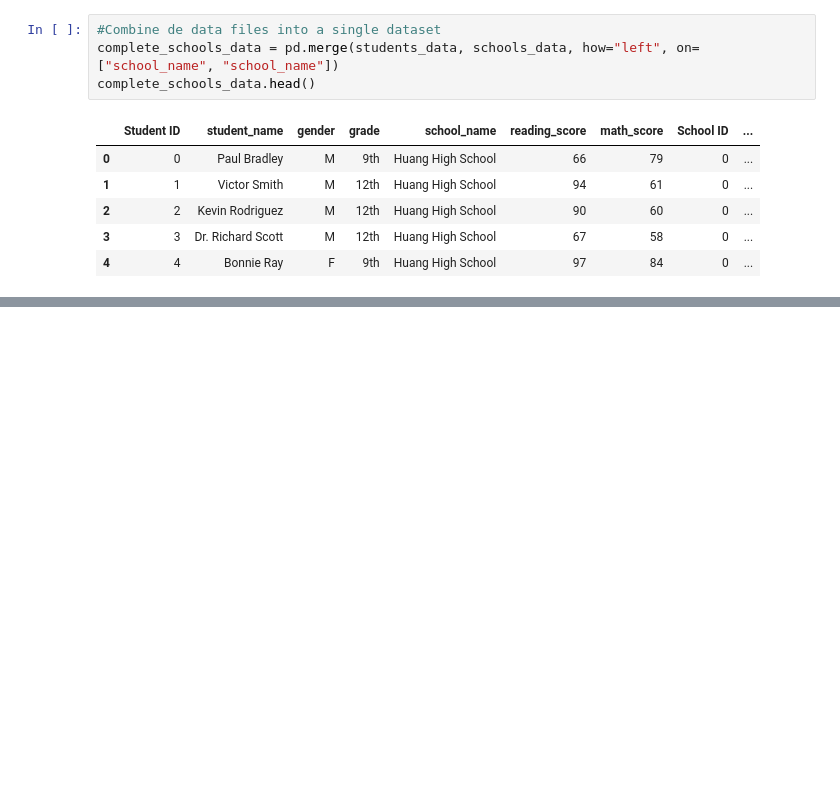
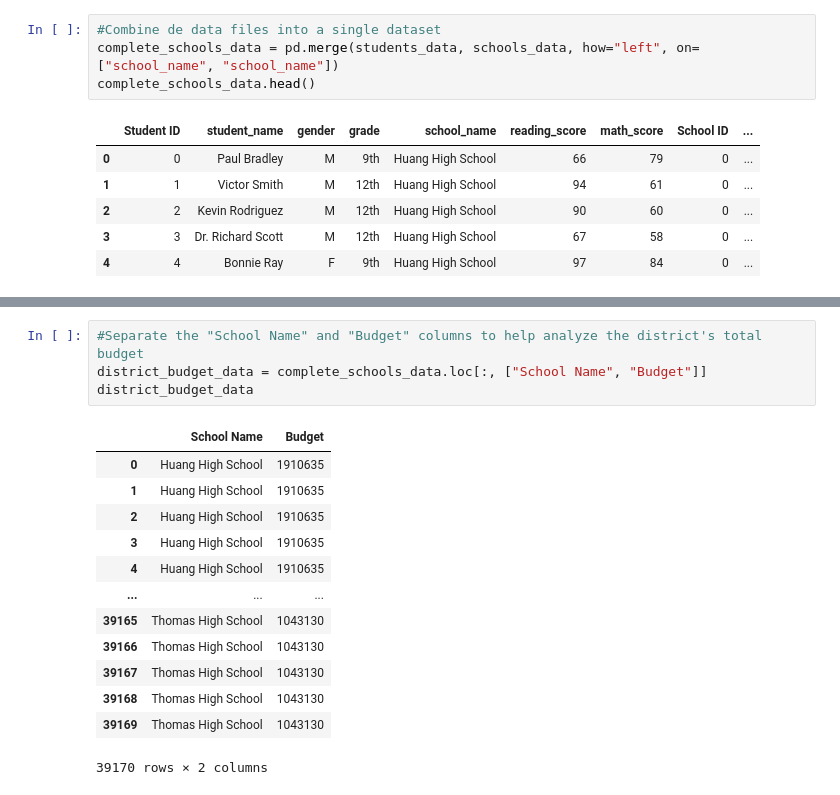
Before and after one commit to MabelDS89/pandas-challenge, a Jupyter notebook: PyCitySchools/PyCitySchoolsCode.ipynb, the cells around one changed output, grey strips where cells are left out. Saved outputs shown, nothing was run; the diff lists cells and outputs as text; blank space fills up the shorter version.

```diff
--- a/PyCitySchools/PyCitySchoolsCode.ipynb
+++ b/PyCitySchools/PyCitySchoolsCode.ipynb
@@ -105,0 +73,18 @@ total_unique_schools_data
+# %%
+#Separate the "School Name" and "Budget" columns to help analyze the district's total budget
+district_budget_data = complete_schools_data.loc[:, ["School Name", "Budget"]]
+district_budget_data
+# %% [output]
+|  | School Name | Budget |
+| 0 | Huang High School | 1910635 |
+| 1 | Huang High School | 1910635 |
+| 2 | Huang High School | 1910635 |
+| 3 | Huang High School | 1910635 |
+| 4 | Huang High School | 1910635 |
+| ... | ... | ... |
+| 39165 | Thomas High School | 1043130 |
+| 39166 | Thomas High School | 1043130 |
+| 39167 | Thomas High School | 1043130 |
+| 39168 | Thomas High School | 1043130 |
+| 39169 | Thomas High School | 1043130 |
+39170 rows × 2 columns
```
Also changed, not shown: parts of 25 cells of this notebook.
